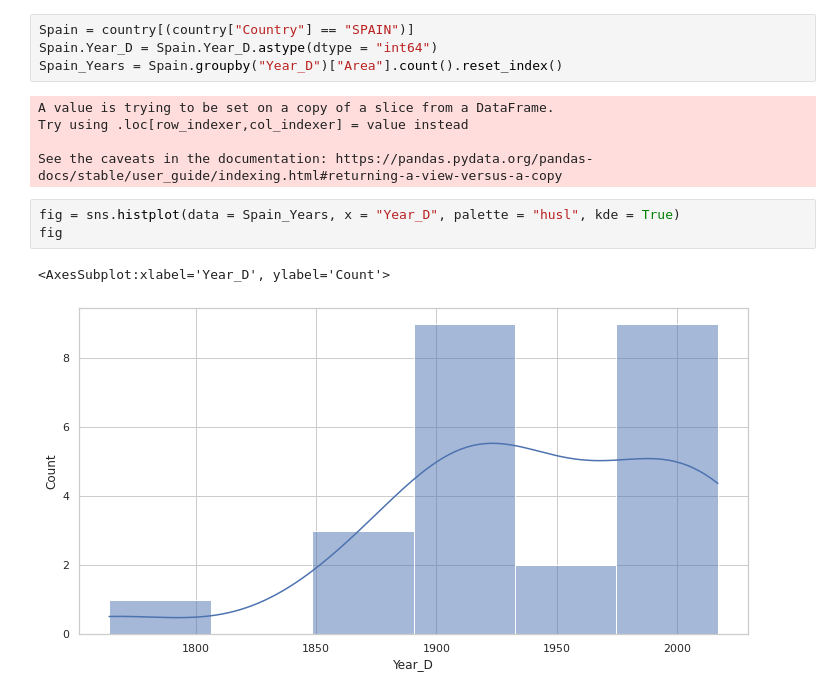
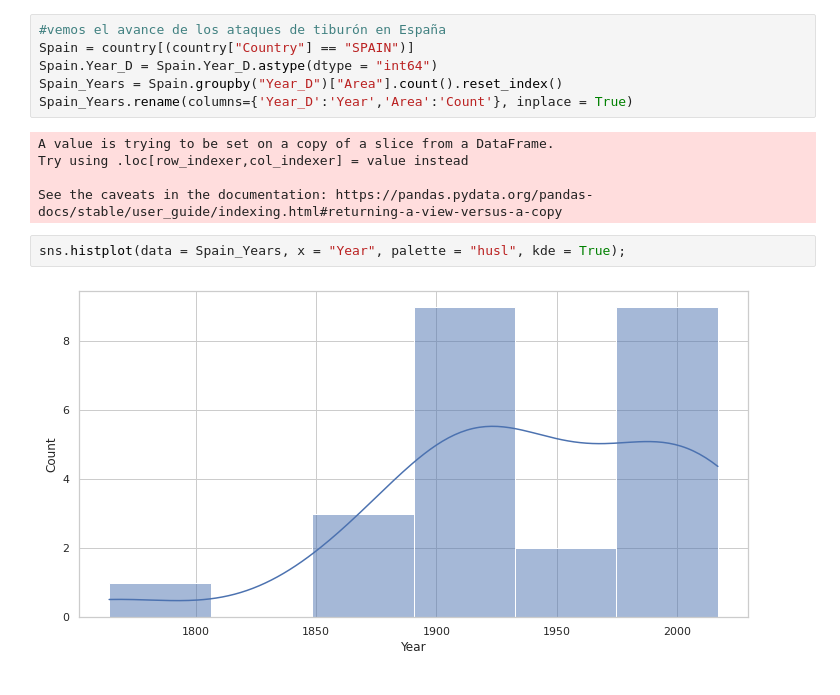
Before and after one commit to data2021oct/sharks, a Jupyter notebook: analysis.ipynb, the cells around one changed output. Saved outputs shown, nothing was run; the diff lists cells and outputs as text.

```diff
--- a/analysis.ipynb
+++ b/analysis.ipynb
@@ -108,17 +137,17 @@ fig.show()
 # %% [output]
 [interactive output not drawn]
 # %%
+#vemos el avance de los ataques de tiburón en España
 Spain = country[(country["Country"] == "SPAIN")]
 Spain.Year_D = Spain.Year_D.astype(dtype = "int64")
 Spain_Years = Spain.groupby("Year_D")["Area"].count().reset_index()
+Spain_Years.rename(columns={'Year_D':'Year','Area':'Count'}, inplace = True)
 # %% [output]
 A value is trying to be set on a copy of a slice from a DataFrame.
 Try using .loc[row_indexer,col_indexer] = value instead
 
 See the caveats in the documentation: https://pandas.pydata.org/pandas-docs/stable/user_guide/indexing.html#returning-a-view-versus-a-copy
 # %%
-fig = sns.histplot(data = Spain_Years, x = "Year_D", palette = "husl", kde = True)
-fig
+sns.histplot(data = Spain_Years, x = "Year", palette = "husl", kde = True);
 # %% [output]
-<AxesSubplot:xlabel='Year_D', ylabel='Count'>
-[figure, old version]
+[figure, new version]
```
Also changed, not shown: parts of 15 cells of this notebook, 4 other files.
